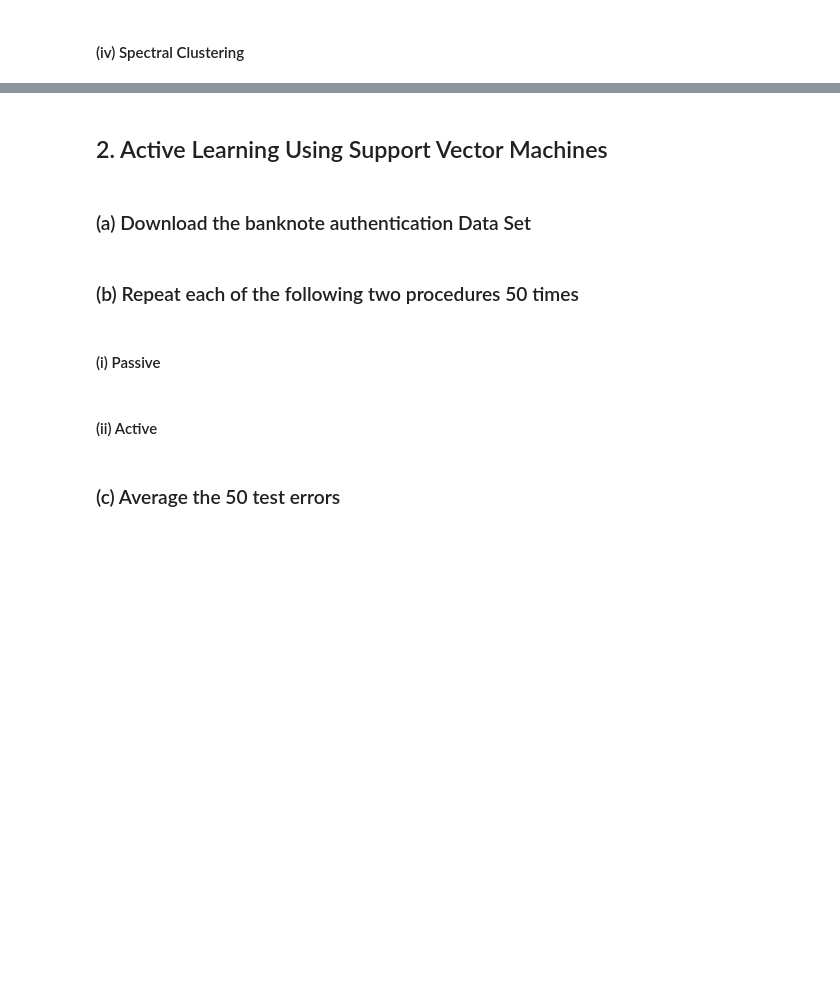
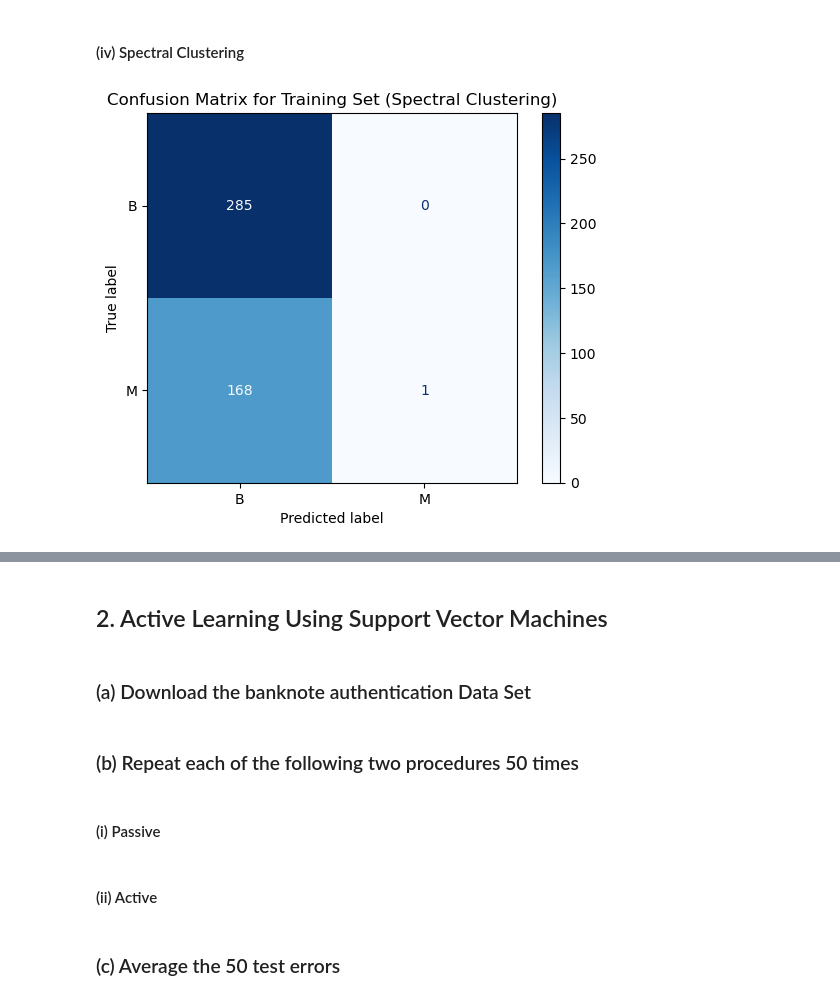
Before and after one commit to egunadi/dsci552-hw8, a Jupyter notebook: notebook/Gunadi_Eben_HW8.ipynb, the cells around one changed output, grey strips where cells are left out. Cells and saved outputs as stored; diff of their text form; code cells hidden in the pictures; blank space fills up the shorter version.

```diff
--- a/notebook/Gunadi_Eben_HW8.ipynb
+++ b/notebook/Gunadi_Eben_HW8.ipynb
@@ -564,2 +573,79 @@ dtype: float64
 # %% [markdown]
 #### (iv) Spectral Clustering
+# %%
+# Repeat 1(b)iii using spectral clustering, which is clustering based on kernels. Research what spectral clustering is. Use RBF kernel with gamma=1 or find a gamma for which the two clusters have the same balance as the one in original data set (if the positive class has p and the negative class has n samples, the two clusters must have p and n members). Do not label data based on their proximity to cluster center, because spectral clustering may give you non-convex clusters . Instead, use fit − predict method.
+
+# Per footnote 3:
+# Because Spectral Clustering will not give you cluster centers, instead of considering 30 closest data points to the center, consider labeling based on either 30 randomly selected data points or the entire points in each cluster. Also, for ROC curves, you can vary the threshold of majority polling to obtain an ROC.
+
+train_accuracy_list = []
+train_precision_list = []
+train_recall_list = []
+train_f1_score_list = []
+train_auc_list = []
+
+for i in range(M):
+    # Split the data into training and testing sets, using 20% of both the positive and negative classes for testing
+    X_train_pos, X_test_pos, y_train_pos, y_test_pos = train_test_split(X[y == 1], y[y == 1], test_size=0.2, random_state=i)
+    X_train_neg, X_test_neg, y_train_neg, y_test_neg = train_test_split(X[y == 0], y[y == 0], test_size=0.2, random_state=i)
+
+    X_train = pd.concat([X_train_pos, X_train_neg])
+    X_test = pd.concat([X_test_pos, X_test_neg])
+    y_train = pd.concat([y_train_pos, y_train_neg])
+    y_test = pd.concat([y_test_pos, y_test_neg])
+
+    # Normalize the data while keeping it as a DataFrame
+    scaler = StandardScaler()
+    X_train = pd.DataFrame(scaler.fit_transform(X_train), columns=X_train.columns, index=X_train.index)
+
+    # Perform Spectral Clustering
+    spectral = SpectralClustering(n_clusters=2, affinity='rbf', gamma=1, random_state=i)
+    labels_spectral = spectral.fit_predict(X_train)
+
+    # Convert labels_spectral to a DataFrame for easier manipulation
+    labels_df = pd.DataFrame(labels_spectral, columns=['Cluster'], index=X_train.index)
+
+    # Join with the true labels for majority polling
+    clustered_data = labels_df.join(y_train.rename('TrueLabel'))
+
+    # Determine the majority label for each cluster
+    majority_labels = clustered_data.groupby('Cluster')['TrueLabel'].agg(lambda x: x.mode()[0])
+
+    # Map the majority labels back to the original labels
+    # Note: labels_assigned contains the adjusted labels based on majority polling within each cluster
+    labels_assigned = labels_df['Cluster'].map(majority_labels)
+
+    # Calculate the accuracy, precision, recall, F1-score, and AUC for the training set
+    train_accuracy = accuracy_score(y_train, labels_assigned)
+    train_precision = precision_score(y_train, labels_assigned)
+    train_recall = recall_score(y_train, labels_assigned)
+    train_f1_score = f1_score(y_train, labels_assigned)
+    train_auc = roc_auc_score(y_train, labels_assigned)
+
+    train_accuracy_list.append(train_accuracy)
+    train_precision_list.append(train_precision)
+    train_recall_list.append(train_recall)
+    train_f1_score_list.append(train_f1_score)
+    train_auc_list.append(train_auc)
+
+    # Plot the ROC and report the confusion matrix for training in one of the runs
+    if i == 0:
+        # Create a ConfusionMatrixDisplay from predictions
+        cm_display_train = ConfusionMatrixDisplay.from_predictions(y_train, labels_assigned, display_labels=['B', 'M'], cmap='Blues')
+
+        plt.title('Confusion Matrix for Training Set (Spectral Clustering)')
+        plt.show()
+
+        # Calculate probabilities for ROC curve
+        distances = spectral.affinity_matrix_
+        probabilities = softmax(-distances, axis=1)
+
+        # Use probabilities corresponding to the "positive" cluster for ROC curve calculation
+        positive_cluster_index = 0 if np.mean(labels_assigned) > 0.5 else 1
+        y_scores = probabilities[:, positive_cluster_index]
+
+        # Calculate the ROC curve and AUC using these scores
+        fpr_train, tpr_train, _ = roc_curve(y_train, y_scores)
+        roc_auc_train = auc(fpr_train, tpr_train)
+# %% [output]
+[figure, added]
```
Also changed, not shown: parts of 14 cells of this notebook.
